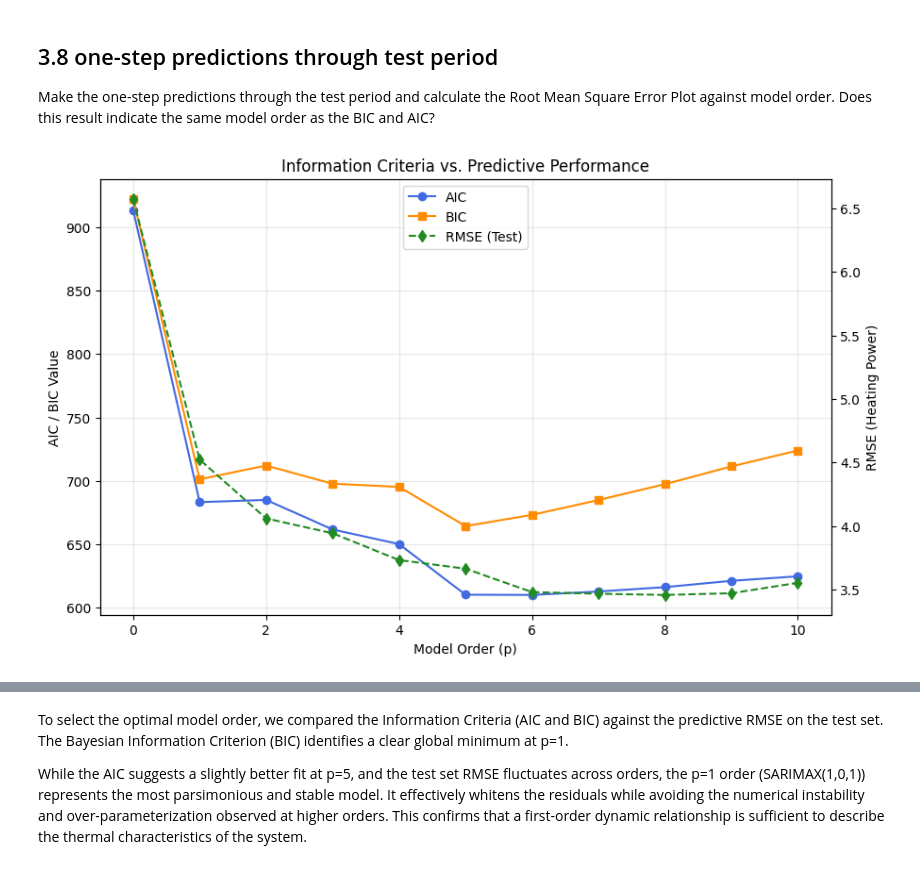
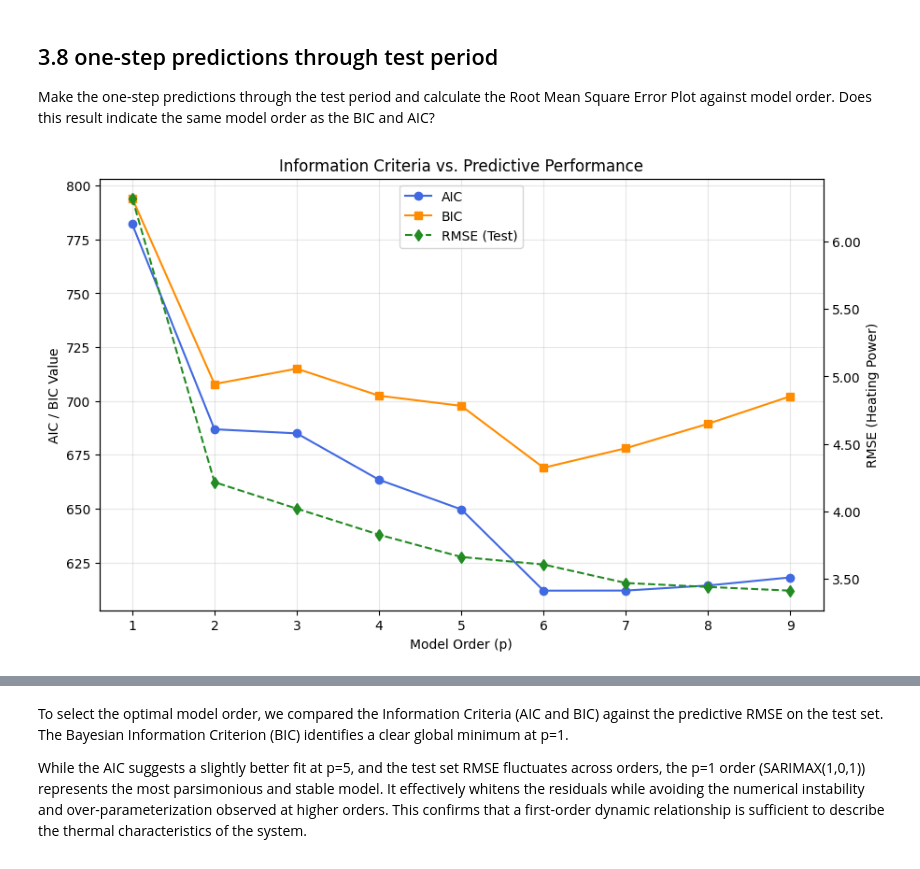
Before and after one commit to valentinatrolese02-collab/time_series_analysis, a Jupyter notebook: assignment3/ex3.ipynb, the cells around one changed output, grey strips where cells are left out. Saved outputs shown, nothing was run; the diff lists cells and outputs as text; code cells hidden in the pictures.

```diff
--- a/assignment3/ex3.ipynb
+++ b/assignment3/ex3.ipynb
@@ -500,17 +501,17 @@ warnings.simplefilter('ignore', ConvergenceWarning)
 
 aic_values = []
 bic_values = []
-orders = range(0, 10) # Static model (0) to AR(5)
+orders = range(1, 10) # Static model (1) to AR(9)
 
 for p in orders:
-    gv_cols = [f'Gv.l{i}' for i in range(p+1)]
-    tdelta_cols = [f'Tdelta.l{i}' for i in range(p+1)]
+    gv_cols = [f'Gv.l{i}' for i in range(p)]
+    tdelta_cols = [f'Tdelta.l{i}' for i in range(p)]
     X_cols = gv_cols + tdelta_cols
 
     X = df_train[X_cols]
     y = df_train['Ph']
 
-    model = sm.tsa.statespace.SARIMAX(y, exog=X, order=(p+1, 0, 0))
+    model = sm.tsa.statespace.SARIMAX(y, exog=X, order=(p, 0, 0))
     res = model.fit(disp=False)
     aic_values.append(res.aic)
     bic_values.append(res.bic)
@@ -540,55 +541,51 @@ Plot against model order. Does this result indicate the same model order as the
 aic_values = []
 bic_values = []
 rmse_values = []
-orders = range(0, 11) # Testiamo da AR(1) a AR(10)
+orders = range(1, 10) # Test from AR(1) to AR(10)
 
 for p in orders:
-    # 1. Prepariamo le esogene con i lag corretti (coerente per entrambi i test)
-    # Assicurati che df_train e df_test abbiano già le colonne Gv.l0, Gv.l1...
-    current_exog_cols = [f'Gv.l{i}' for i in range(p+1)] + [f'Tdelta.l{i}' for i in range(p+1)]
+
+    current_exog_cols = [f'Gv.l{i}' for i in range(p)] + [f'Tdelta.l{i}' for i in range(p)]
 
     X_train = df_train[current_exog_cols]
     X_test = df_test[current_exog_cols]
 
-    # 2. Fit del modello
+    # 2. Fit to order p+1 for AR
     model = sm.tsa.statespace.SARIMAX(df_train['Ph'], exog=X_train, order=(p, 0, 0))
     res = model.fit(disp=False)
 
-    # 3. Salviamo AIC e BIC
     aic_values.append(res.aic)
     bic_values.append(res.bic)
 
-    # 4. Previsione e RMSE
-    # Usiamo le esogene del test set corrispondenti ai lag scelti
     forecast = res.get_prediction(start=len(df_train),
                                   end=len(df_train) + len(df_test) - 1,
                                   exog=X_test)
     predictions = forecast.predicted_mean
     rmse = np.sqrt(np.mean((df_test['Ph'].values - predictions.values)**2))
     rmse_values.append(rmse)
 
     # --- Plotting Comparison ---
 fig, ax1 = plt.subplots(figsize=(10, 6))
 
 # Plot AIC/BIC on the left axis
 ax1.plot(orders, aic_values, marker='o', color='royalblue', label='AIC')
 ax1.plot(orders, bic_values, marker='s', color='darkorange', label='BIC')
 ax1.set_xlabel('Model Order (p)')
 ax1.set_ylabel('AIC / BIC Value')
 ax1.grid(True, alpha=0.3)
 
 # Create a second y-axis for RMSE
 ax2 = ax1.twinx()
+ax2.yaxis.set_major_formatter(mticker.FormatStrFormatter('%.2f'))
+
 ax2.plot(orders, rmse_values, marker='d', color='forestgreen', linestyle='--', label='RMSE (Test)')
 ax2.set_ylabel('RMSE (Heating Power)')
-
-# Combined Legend
 lines1, labels1 = ax1.get_legend_handles_labels()
 lines2, labels2 = ax2.get_legend_handles_labels()
 ax1.legend(lines1 + lines2, labels1 + labels2, loc='upper center')
 
 plt.title('Information Criteria vs. Predictive Performance')
-#plt.savefig("plot_ex3/exercise_8.svg", format='svg', bbox_inches='tight')
+plt.savefig("plot_ex3/exercise_8.svg", format='svg', bbox_inches='tight')
 plt.show()
 # %% [output]
-[figure, old version]
+[figure, new version]
```
Also changed, not shown: parts of 17 cells of this notebook, 10 other files.
